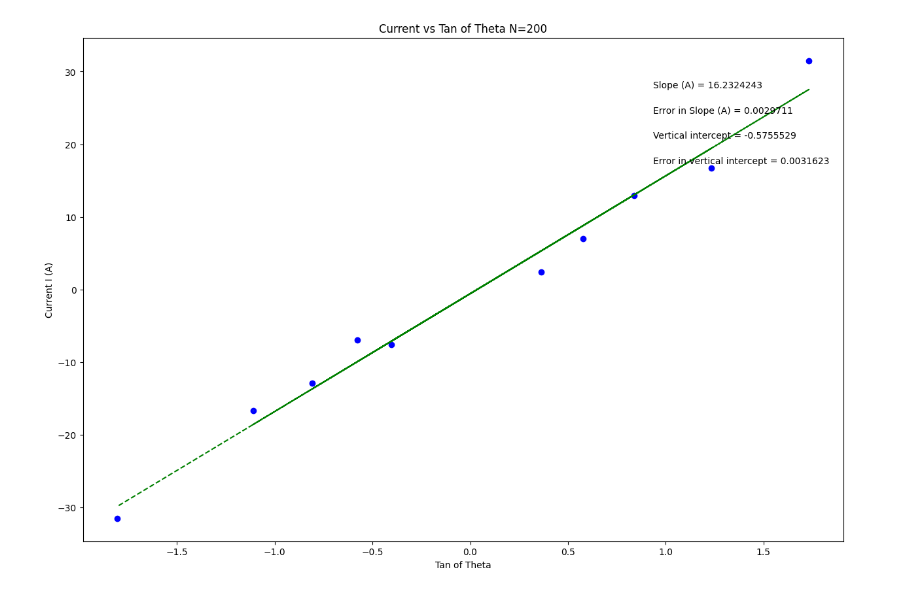
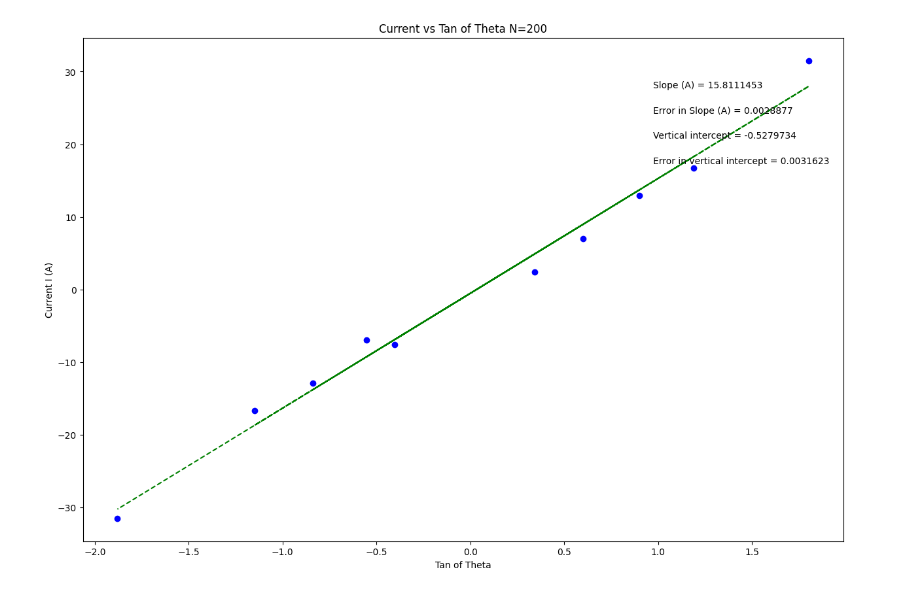
Before and after one commit to chance-nazario/Physics-Lab-2026, a Jupyter notebook: magnetic_field_n_200.ipynb, the cells around one changed output. Saved outputs shown, nothing was run; the diff lists cells and outputs as text; code cells hidden in the pictures.

```diff
--- a/magnetic_field_n_200.ipynb
+++ b/magnetic_field_n_200.ipynb
@@ -17,7 +17,7 @@ import matplotlib.pyplot as plt
 #variable names should start with a letter and must contain only letters, numbers, and underscores
 
 
-tan_theta = np.array([0.363, -0.404, 0.577, -0.577, 0.839, -0.809, 1.234, -1.110, 1.732, -1.804])
+tan_theta = np.array([0.344, -0.404, 0.600, -0.554, 0.900, -0.839, 1.191, -1.150, 1.804, -1.880])
 
 I = np.array([2.42, -7.6, 7.02, -6.96, 12.91, -12.89, 16.73, -16.72, 31.5, -31.5])
 
@@ -90,31 +90,31 @@ elif annotation_placement==3 or annotation_placement==4:
 #Don't need to change anything in this section!
 
 #Plot data on graph. Plot error bars and place values for slope,
 #error in slope, and vertical intercept (plus error) on the plot using "annotate"
 
 plt.figure(figsize=(15,10))
 
 plt.plot(x, fit, color='green', linestyle='--')
 plt.scatter(x, y, color='blue', marker='o')
 
 plt.xlabel(x_label)
 plt.ylabel(y_label)
 plt.title(plot_title)
 
 plt.errorbar(x, y, yerr=dy, xerr=None, fmt="none") #don't need to plot x error bars
 
 plt.annotate('Slope ({}) = {value:.{digits}f}'.format(slope_units,value=m, digits=7),
              (xpos, ypos[0]), xycoords='axes fraction')
 
 plt.annotate('Error in Slope ({}) = {value:.{digits}f}'.format(slope_units,value=dm, digits=7),
              (xpos, ypos[1]), xycoords='axes fraction')
 
 plt.annotate('Vertical intercept = {value:.{digits}f}'.format(value=b, digits=7),
              (xpos, ypos[2]), xycoords='axes fraction')
 
 plt.annotate('Error in vertical intercept = {value:.{digits}f}'.format(value=db, digits=7),
              (xpos, ypos[3]), xycoords='axes fraction')
 
 plt.show()
 # %% [output]
-[figure, old version]
+[figure, new version]
```
